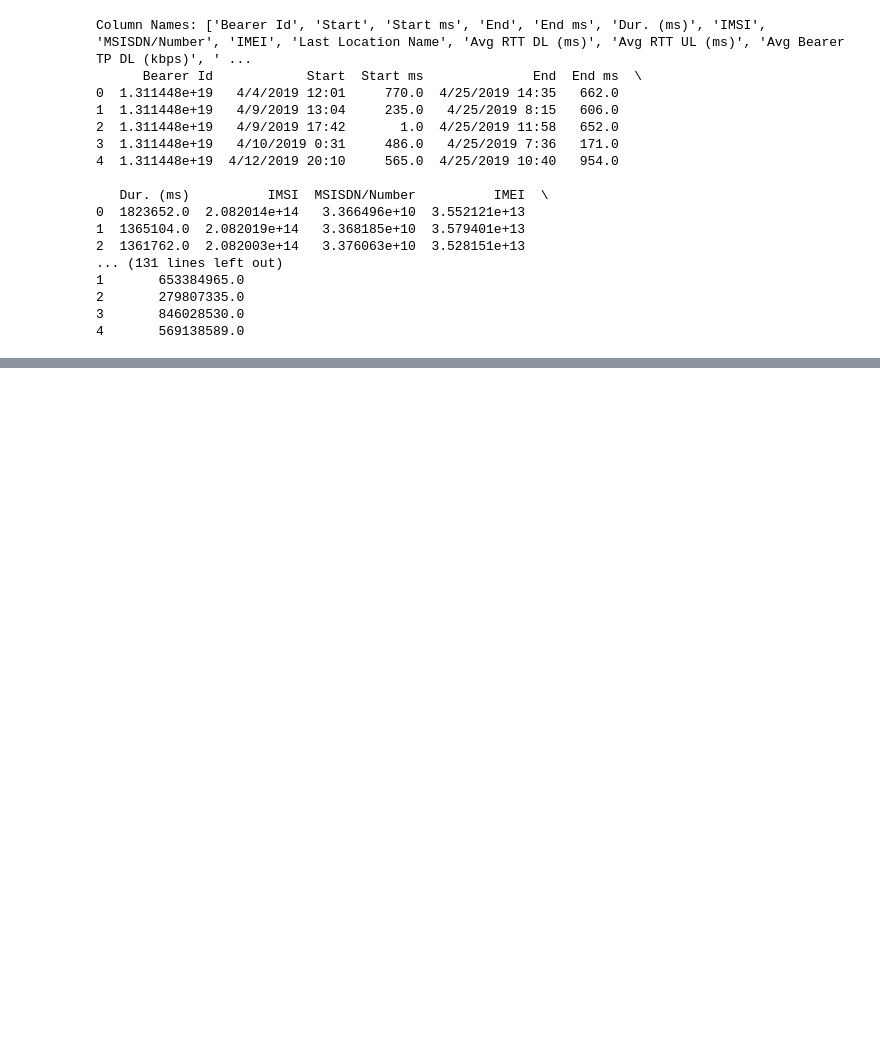
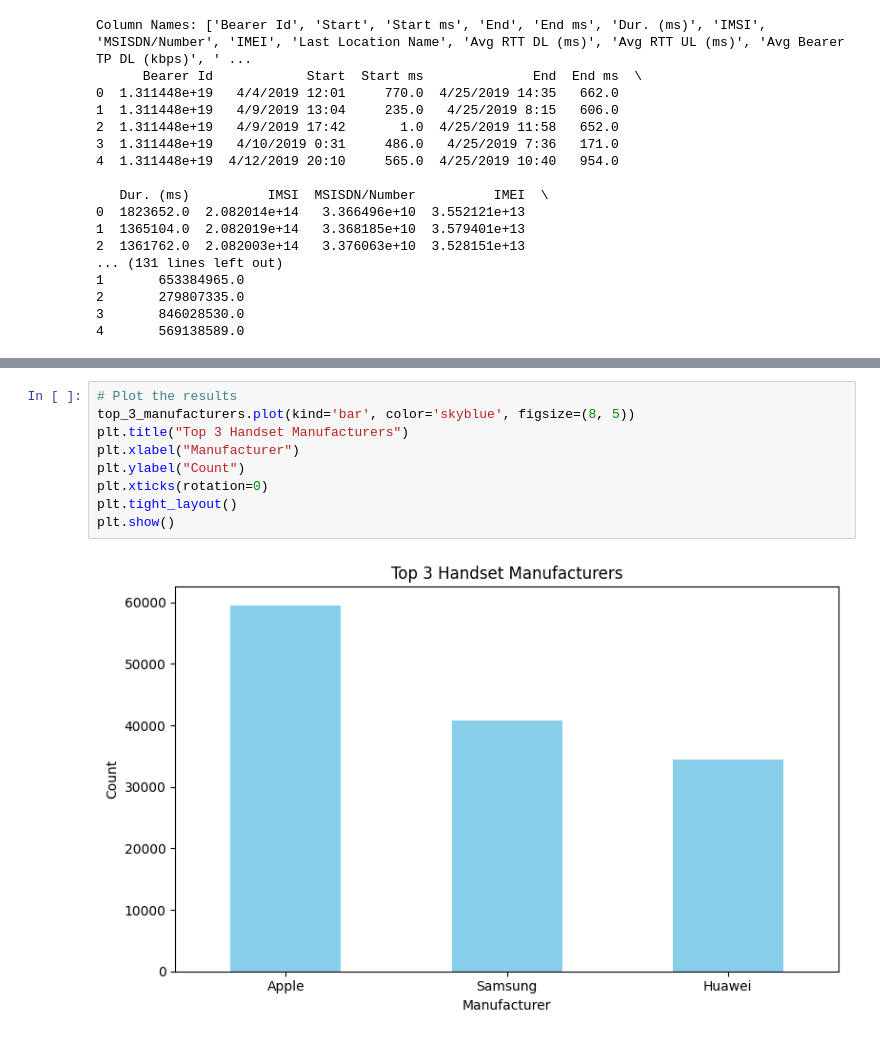
Before and after one commit to hasankere/Week2_DataScience_Project, a Jupyter notebook: notebooks/Telecom_Data_analysis.ipynb, the cells around one changed output, grey strips where cells are left out. Saved outputs shown, nothing was run; the diff lists cells and outputs as text; blank space fills up the shorter version.

```diff
--- a/notebooks/Telecom_Data_analysis.ipynb
+++ b/notebooks/Telecom_Data_analysis.ipynb
@@ -43,0 +218,11 @@ Column Names: ['Bearer Id', 'Start', 'Start ms', 'End', 'End ms', 'Dur. (ms)', '
+# %%
+# Plot the results
+top_3_manufacturers.plot(kind='bar', color='skyblue', figsize=(8, 5))
+plt.title("Top 3 Handset Manufacturers")
+plt.xlabel("Manufacturer")
+plt.ylabel("Count")
+plt.xticks(rotation=0)
+plt.tight_layout()
+plt.show()
+# %% [output]
+[figure, added]
```
Also changed, not shown: parts of 9 cells of this notebook.
